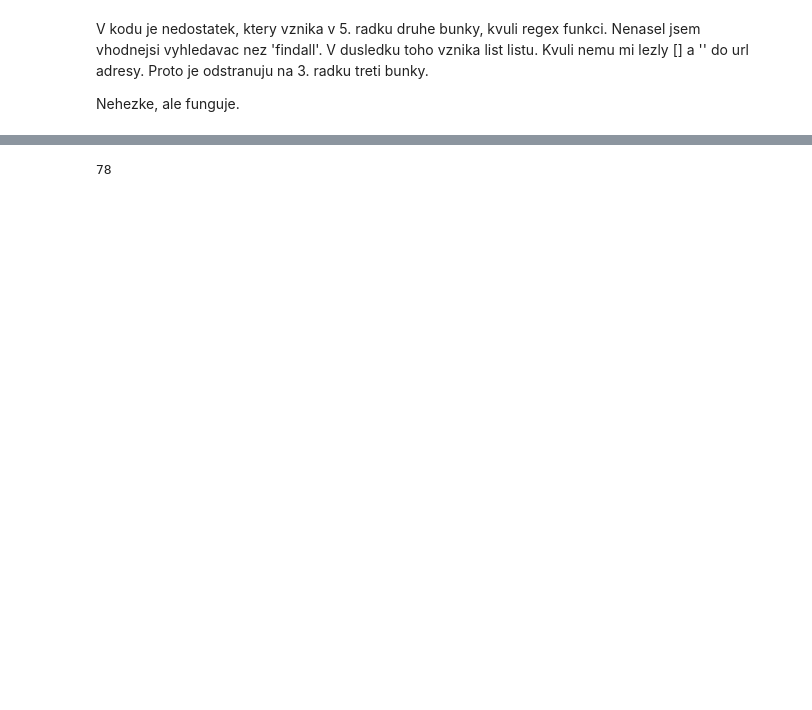
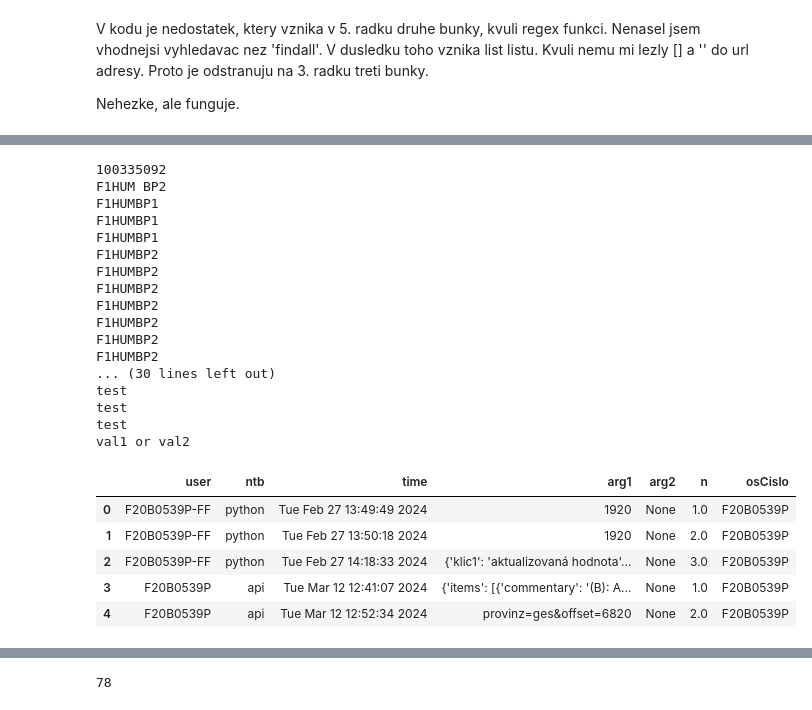
Before and after one commit to CCS-ZCU/pribehy-dat, a Jupyter notebook: management/kontrola.ipynb, the cells around one changed output, grey strips where cells are left out. Cells and saved outputs as stored; diff of their text form; code cells hidden in the pictures; blank space fills up the shorter version.

```diff
--- a/management/kontrola.ipynb
+++ b/management/kontrola.ipynb
@@ -38,0 +60,32 @@ data_df.shape
+# %%
+def clean_user(user):
+    try:
+        return re.search("F\d+\w\d+[PK]?", user.replace("O", "0"), re.IGNORECASE).group()
+    except:
+        print(user)
+data_df["osCislo"] = data_df["user"].apply(clean_user)
+data_df.head(5)
+# %% [output]
+100335092
+F1HUM BP2
+F1HUMBP1
+F1HUMBP1
+F1HUMBP1
+F1HUMBP2
+F1HUMBP2
+F1HUMBP2
+F1HUMBP2
+F1HUMBP2
+F1HUMBP2
+F1HUMBP2
+... (30 lines left out)
+test
+test
+test
+val1 or val2
+|  | user | ntb | time | arg1 | arg2 | n | osCislo |
+| 0 | F20B0539P-FF | python | Tue Feb 27 13:49:49 2024 | 1920 | None | 1.0 | F20B0539P |
+| 1 | F20B0539P-FF | python | Tue Feb 27 13:50:18 2024 | 1920 | None | 2.0 | F20B0539P |
+| 2 | F20B0539P-FF | python | Tue Feb 27 14:18:33 2024 | {'klic1': 'aktualizovaná hodnota'... | None | 3.0 | F20B0539P |
+| 3 | F20B0539P | api | Tue Mar 12 12:41:07 2024 | {'items': [{'commentary': '(B): A... | None | 1.0 | F20B0539P |
+| 4 | F20B0539P | api | Tue Mar 12 12:52:34 2024 | provinz=ges&offset=6820 | None | 2.0 | F20B0539P |
```
Also changed, not shown: parts of 8 cells of this notebook, 4 other files.
